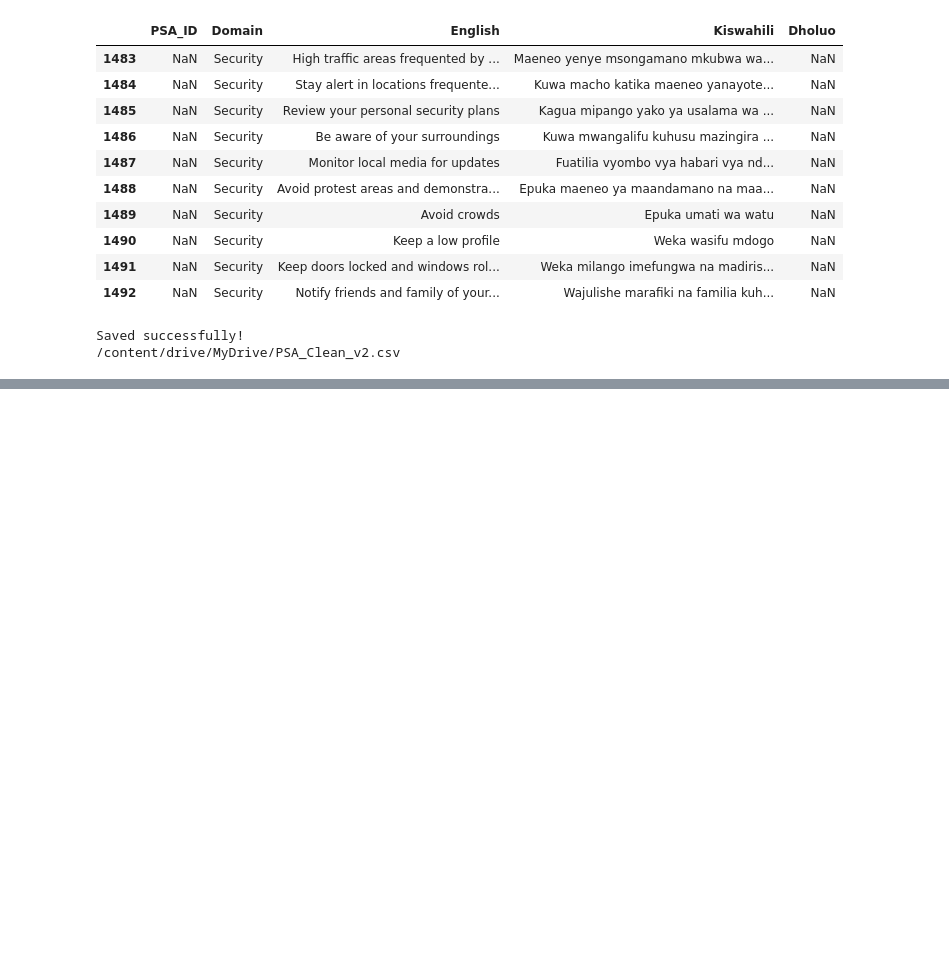
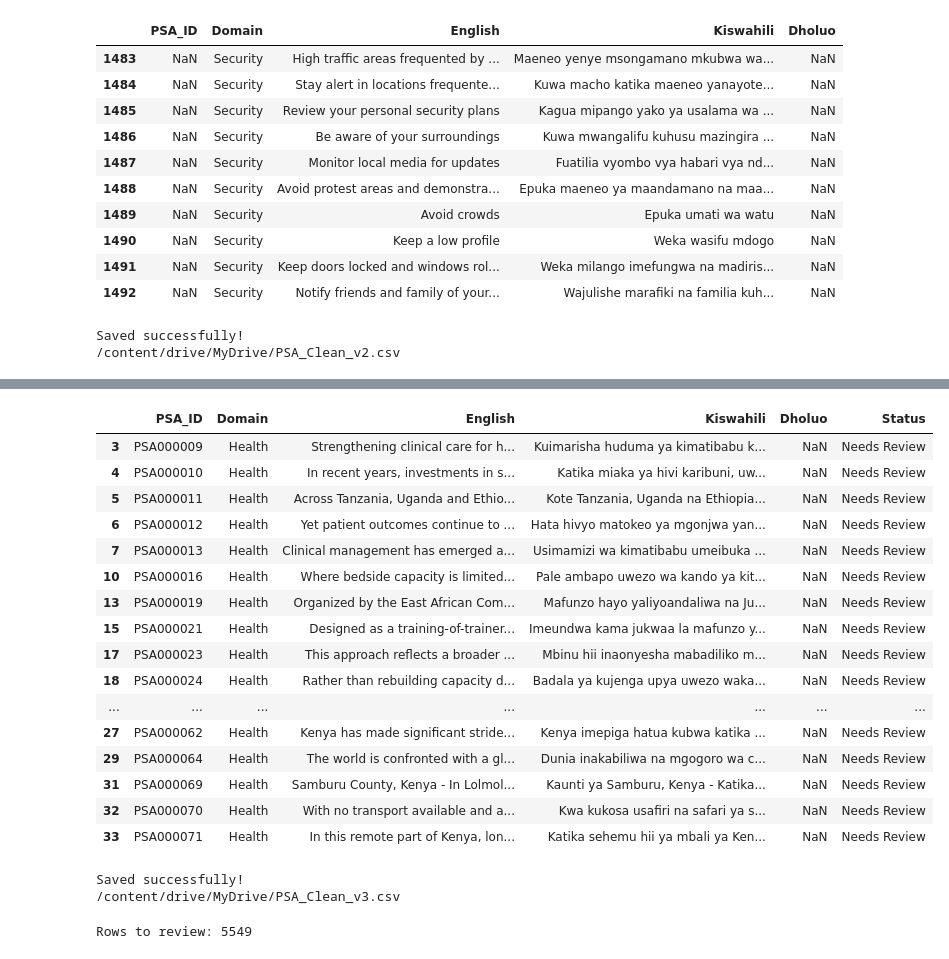
Before and after one commit to Ilham-sy/psa-nlp-project, a Jupyter notebook: NLP_GRP_PRJ.ipynb, the cells around one changed output, grey strips where cells are left out. Saved outputs shown, nothing was run; the diff lists cells and outputs as text; code cells hidden in the pictures; blank space fills up the shorter version.

```diff
--- a/NLP_GRP_PRJ.ipynb
+++ b/NLP_GRP_PRJ.ipynb
@@ -365,0 +507,44 @@ print(df.shape)
+# %%
+# Needs review
+review = df[df["Status"]=="Needs Review"]
+
+review.head(20)
+# %% [output]
+|  | PSA_ID | Domain | English | Kiswahili | Dholuo | Status |
+| 3 | PSA000009 | Health | Strengthening clinical care for h... | Kuimarisha huduma ya kimatibabu k... | NaN | Needs Review |
+| 4 | PSA000010 | Health | In recent years, investments in s... | Katika miaka ya hivi karibuni, uw... | NaN | Needs Review |
+| 5 | PSA000011 | Health | Across Tanzania, Uganda and Ethio... | Kote Tanzania, Uganda na Ethiopia... | NaN | Needs Review |
+| 6 | PSA000012 | Health | Yet patient outcomes continue to ... | Hata hivyo matokeo ya mgonjwa yan... | NaN | Needs Review |
+| 7 | PSA000013 | Health | Clinical management has emerged a... | Usimamizi wa kimatibabu umeibuka ... | NaN | Needs Review |
+| 10 | PSA000016 | Health | Where bedside capacity is limited... | Pale ambapo uwezo wa kando ya kit... | NaN | Needs Review |
+| 13 | PSA000019 | Health | Organized by the East African Com... | Mafunzo hayo yaliyoandaliwa na Ju... | NaN | Needs Review |
+| 15 | PSA000021 | Health | Designed as a training-of-trainer... | Imeundwa kama jukwaa la mafunzo y... | NaN | Needs Review |
+| 17 | PSA000023 | Health | This approach reflects a broader ... | Mbinu hii inaonyesha mabadiliko m... | NaN | Needs Review |
+| 18 | PSA000024 | Health | Rather than rebuilding capacity d... | Badala ya kujenga upya uwezo waka... | NaN | Needs Review |
+| ... | ... | ... | ... | ... | ... | ... |
+| 27 | PSA000062 | Health | Kenya has made significant stride... | Kenya imepiga hatua kubwa katika ... | NaN | Needs Review |
+| 29 | PSA000064 | Health | The world is confronted with a gl... | Dunia inakabiliwa na mgogoro wa c... | NaN | Needs Review |
+| 31 | PSA000069 | Health | Samburu County, Kenya - In Lolmol... | Kaunti ya Samburu, Kenya - Katika... | NaN | Needs Review |
+| 32 | PSA000070 | Health | With no transport available and a... | Kwa kukosa usafiri na safari ya s... | NaN | Needs Review |
+| 33 | PSA000071 | Health | In this remote part of Kenya, lon... | Katika sehemu hii ya mbali ya Ken... | NaN | Needs Review |
+# %%
+output_path = "/content/drive/MyDrive/PSA_Clean_v3.csv"
+
+df.to_csv(
+    output_path,
+    index=False,
+    encoding="utf-8-sig"
+)
+
+print("Saved successfully!")
+print(output_path)
+# %% [output]
+Saved successfully!
+/content/drive/MyDrive/PSA_Clean_v3.csv
+# %%
+# Filter only the rows that need manual review
+needs_review = df[df["Status"] == "Needs Review"]
+
+print("Rows to review:", len(needs_review))
+# %% [output]
+Rows to review: 5549
```
Also changed, not shown: parts of 32 cells of this notebook.
